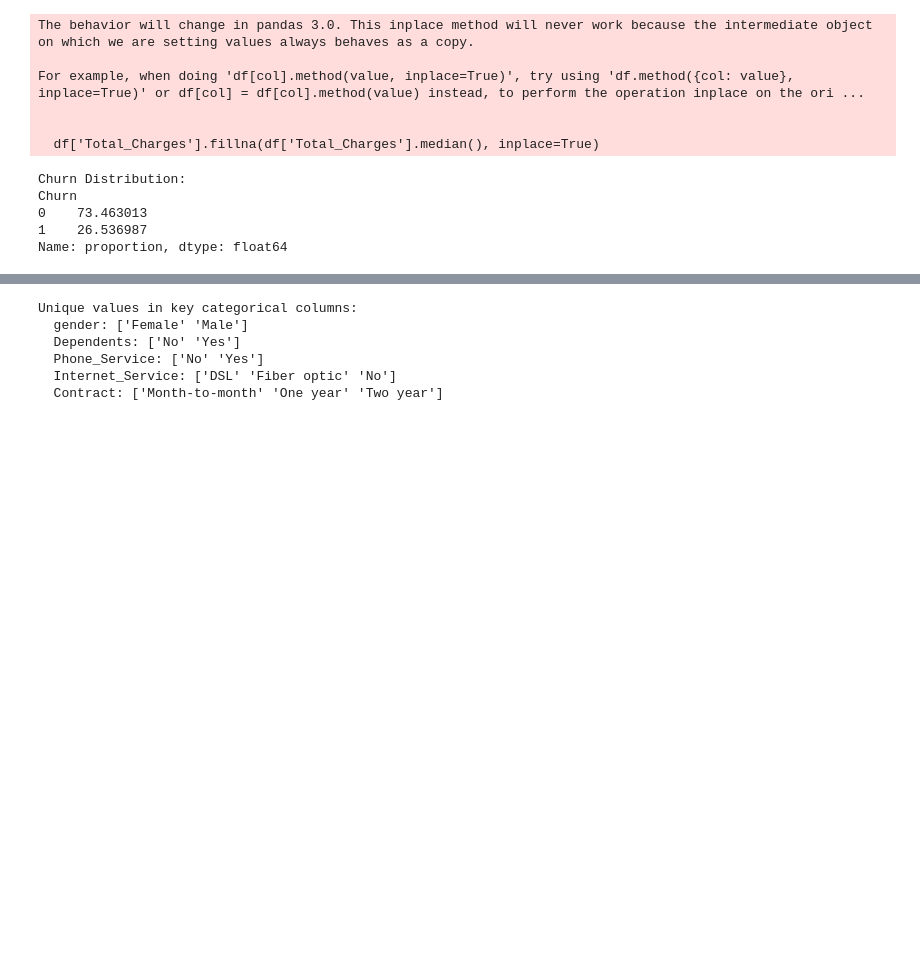
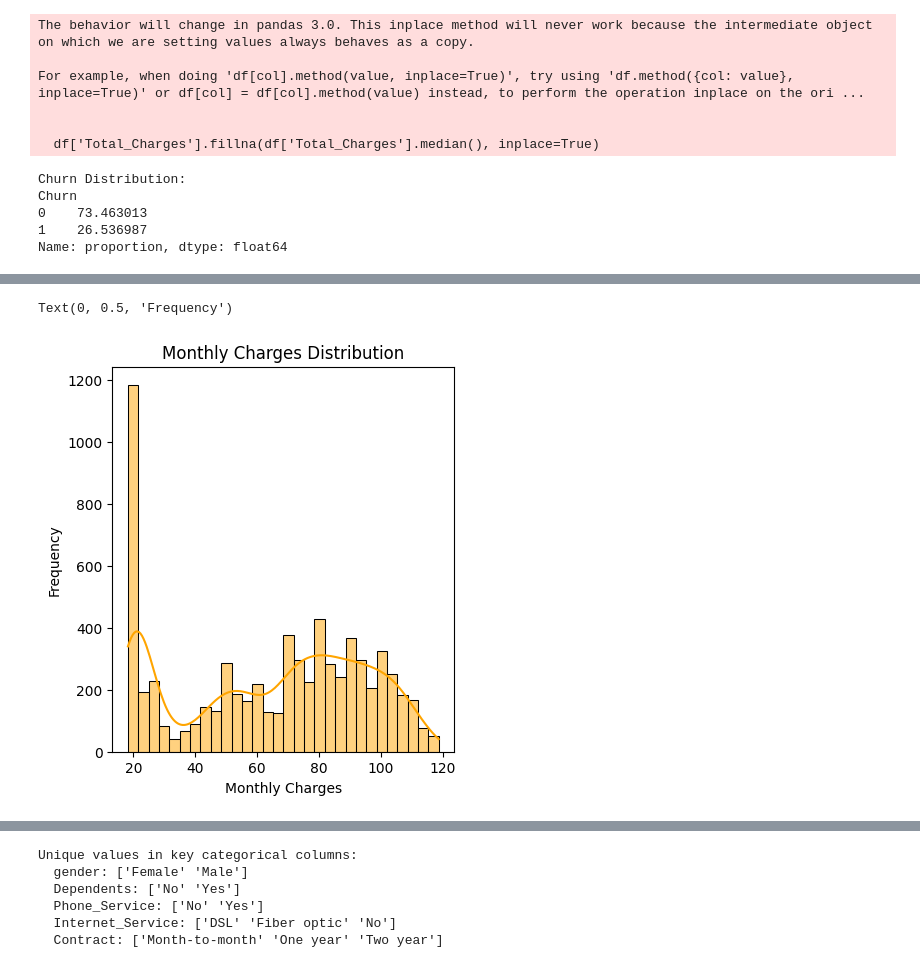
Before and after one commit to mu7amed-adell/Etisalat_UseCase, a Jupyter notebook: E&_churn.ipynb, the cells around one changed output, grey strips where cells are left out. Drawn from its saved outputs; the diff is of its cells as text; code cells hidden in the pictures; blank space fills up the shorter version.

```diff
--- a/E&_churn.ipynb
+++ b/E&_churn.ipynb
@@ -96,0 +105,11 @@ max      72.000000       118.750000    8684.800000
+# %%
+# 2. Monthly_Charges: Skewed towards lower values, but also a cluster around high values (Fiber Optic users).
+plt.figure(figsize=(15, 5))
+plt.subplot(1, 3, 2)
+sns.histplot(df['Monthly_Charges'], bins=30, kde=True, color='orange')
+plt.title('Monthly Charges Distribution')
+plt.xlabel('Monthly Charges')
+plt.ylabel('Frequency')
+# %% [output]
+Text(0, 0.5, 'Frequency')
+[figure, added]
```
Also changed, not shown: parts of 11 cells of this notebook.
